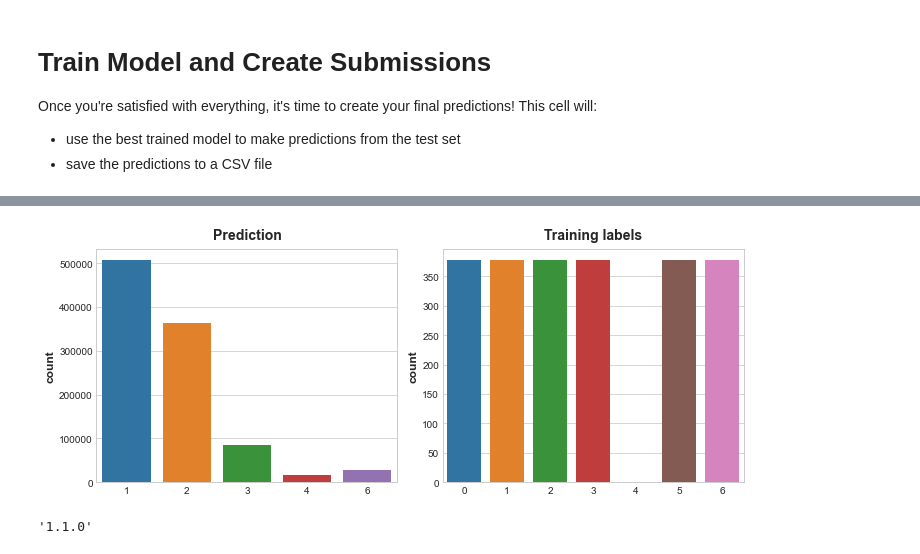
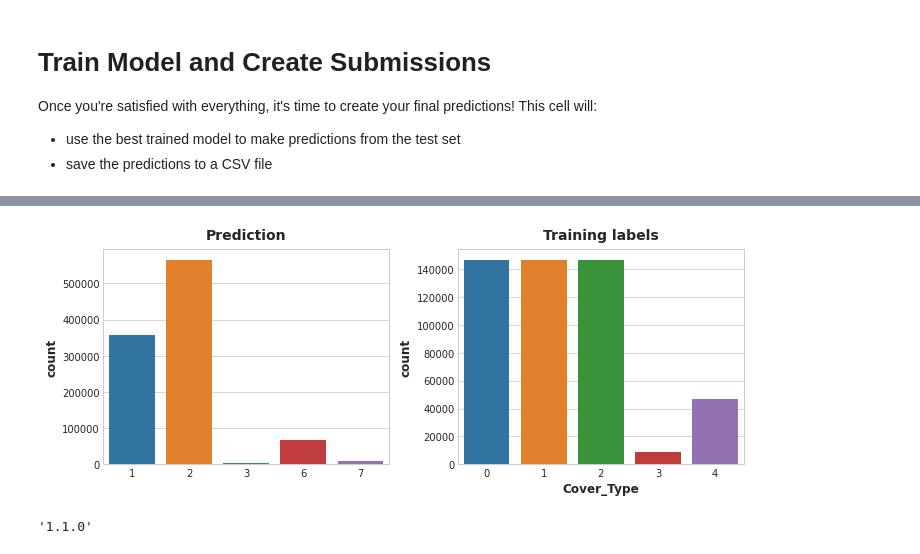
Before and after one commit to furyhawk/kaggle_practice, a Jupyter notebook: Classification/simpleautokerastuner.ipynb, the cells around one changed output, grey strips where cells are left out. Saved outputs shown, nothing was run; the diff lists cells and outputs as text; code cells hidden in the pictures.

```diff
--- a/Classification/simpleautokerastuner.ipynb
+++ b/Classification/simpleautokerastuner.ipynb
@@ -276,3 +286,8 @@ array([1, 2, 3, 4, 5, 6, 7], dtype=int8)
+# %%
+X_train = train.drop(columns=TARGET_FEATURE_NAME)
+y_train = train[[TARGET_FEATURE_NAME]]
+X_val = val.drop(columns=TARGET_FEATURE_NAME)
+y_val = val[[TARGET_FEATURE_NAME]]
 # %% [markdown]
 TPS always have huge dataset.
 # %%
@@ -324,12 +339,16 @@ def model_builder(hp):
     # Tune the number of units in the first Dense layer
     # Choose an optimal value between 32-512
     hp_units1 = hp.Int('units1', min_value=64, max_value=256, step=64)
+    hp_units2 = hp.Int('units2', min_value=16, max_value=256, step=16)
+    hp_dropout = hp.Float('dropout_rate', min_value=0.05, max_value=0.5, step=0.05)
+
     model.add(keras.layers.Dense(units=hp_units1, kernel_initializer = KERNEL_INIT, activation=ACTIVATION))
-    # model.add(layers.BatchNormalization())
-    # hp_dropout = hp.Float('dropout_rate', min_value=0.05, max_value=0.5, step=0.05)
-    # model.add(layers.Dropout(rate = hp_dropout))
-    # hp_units2 = hp.Int('units2', min_value=16, max_value=256, step=16)
-    # model.add(keras.layers.Dense(units=hp_units2, kernel_initializer = KERNEL_INIT, activation=ACTIVATION))
+    model.add(layers.AlphaDropout(rate = hp_dropout))
+    model.add(layers.BatchNormalization())
+    model.add(keras.layers.Dense(units=hp_units2, kernel_initializer = KERNEL_INIT, activation=ACTIVATION))
+    model.add(layers.AlphaDropout(rate = hp_dropout))
+    model.add(layers.BatchNormalization())
+    model.add(keras.layers.Dense(units=hp_units2, kernel_initializer = KERNEL_INIT, activation=ACTIVATION))
     model.add(keras.layers.Dense(OUTPUT_SHAPE)) #, activation = 'softmax'
 
     # Tune the learning rate for the optimizer
@@ -344,7 +363,7 @@ def model_builder(hp):
 # %%
 tuner = kt.Hyperband(model_builder,
                      objective='val_accuracy', # val_accuracy
-                     max_epochs=20,
+                     max_epochs=21,
                      factor=3,
                      directory='kt_softmax',
                      project_name='kt_softmax',
@@ -383,7 +421,7 @@ Wall time: 5.31 s
 # %%
 # Build the model with the optimal hyperparameters and train it on the data for 50 epochs
 model = tuner.hypermodel.build(best_hps)
-history = model.fit(X_train, y_train, epochs=EPOCHS, validation_split=VALIDATION_SPLIT, callbacks=[reduceLROnPlateau])
+history = model.fit(X_train, y_train, epochs=EPOCHS, validation_data=(X_val, y_val), callbacks=[reduceLROnPlateau])
 
 val_acc_per_epoch = history.history['val_accuracy']
 best_epoch = val_acc_per_epoch.index(max(val_acc_per_epoch)) + 1
@@ -538,12 +607,12 @@ np.unique(output[TARGET_FEATURE_NAME], return_counts=True)
 # %%
 # Plot the distribution of the test predictions
 fig, ax =plt.subplots(1,2,figsize=(10,4))
 sns.countplot(x=predicted_y, ax=ax[0], orient="h").set_title("Prediction")
 # Plot the distribution of the training set
-sns.countplot(x = y_train, ax=ax[1], orient="h").set_title("Training labels")
+sns.countplot(x = y_train[TARGET_FEATURE_NAME], ax=ax[1], orient="h").set_title("Training labels")
 fig.show()
 # %% [output]
-[figure, old version]
+[figure, new version]
 # %%
 kt.__version__
 # %% [output]
```
Also changed, not shown: parts of 28 cells of this notebook, 4 other files.
